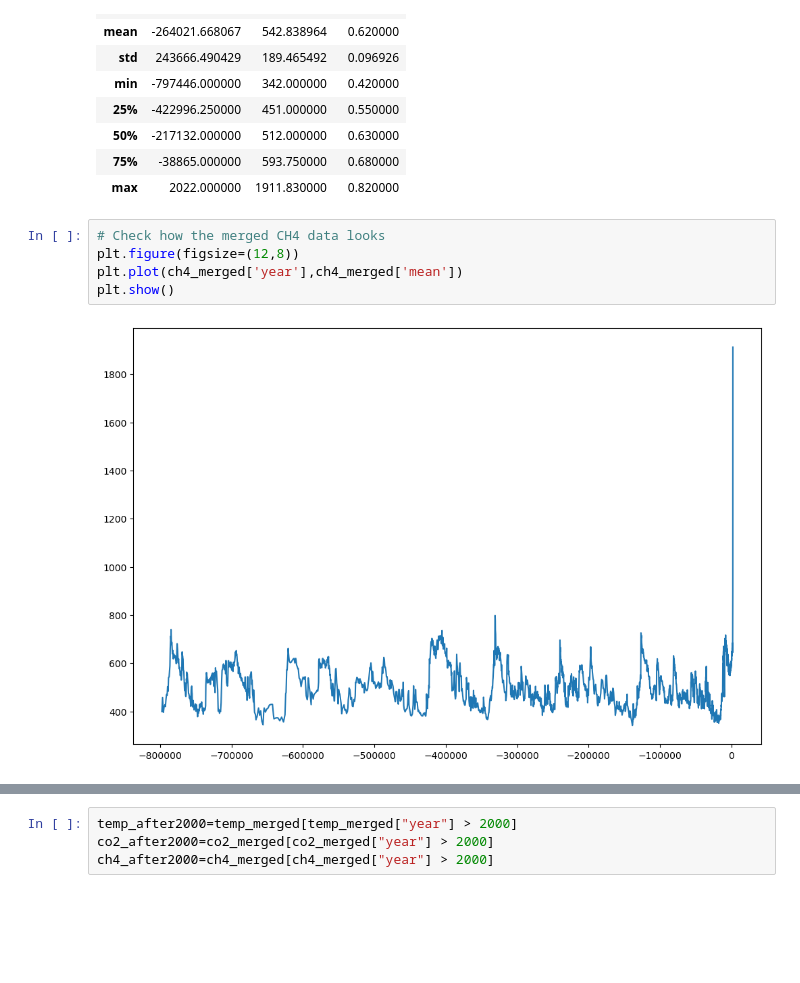
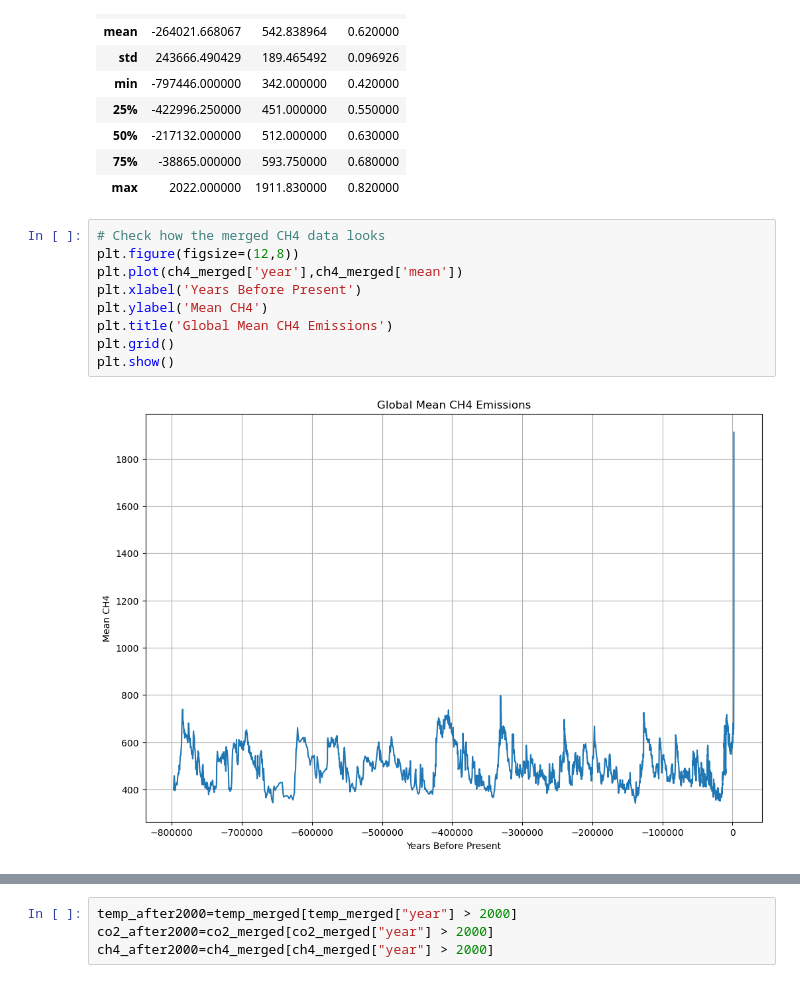
Before and after one commit to lgrealish/PfDA_Project_2, a Jupyter notebook: PfDA_Assignment2.ipynb, the cells around one changed output, grey strips where cells are left out. Saved outputs shown, nothing was run; the diff lists cells and outputs as text; blank space fills up the shorter version.

```diff
--- a/PfDA_Assignment2.ipynb
+++ b/PfDA_Assignment2.ipynb
@@ -411,7 +426,11 @@ ch4_merged.describe()
 # %%
 # Check how the merged CH4 data looks
 plt.figure(figsize=(12,8))
 plt.plot(ch4_merged['year'],ch4_merged['mean'])
+plt.xlabel('Years Before Present')
+plt.ylabel('Mean CH4')
+plt.title('Global Mean CH4 Emissions')
+plt.grid()
 plt.show()
 # %% [output]
-[figure, old version]
+[figure, new version]
```
Also changed, not shown: parts of 19 cells of this notebook, 2 other files.
